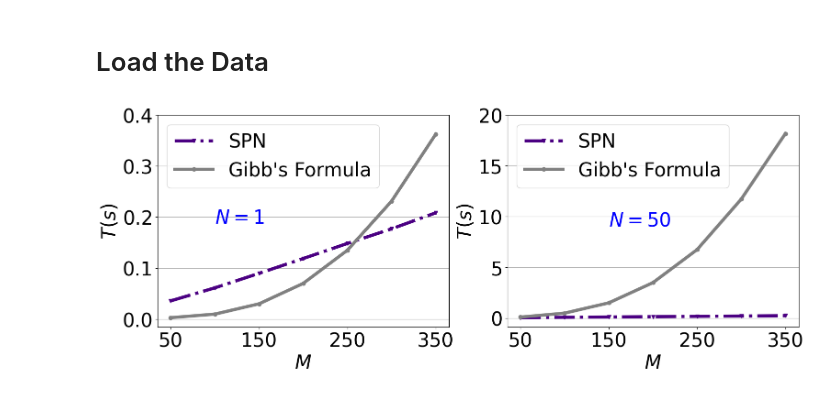
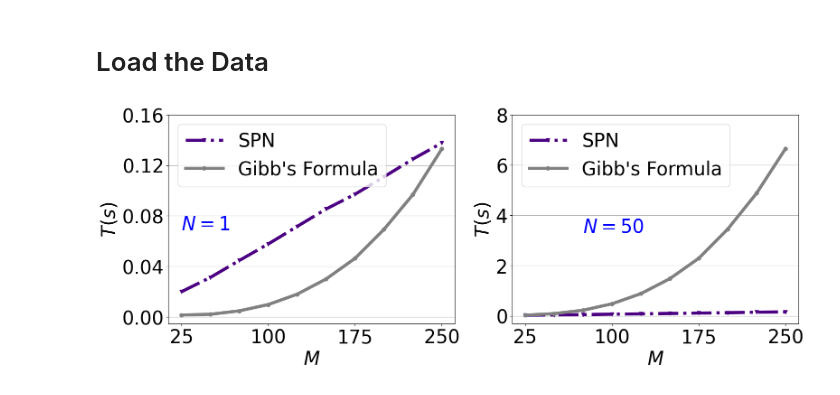
Before and after one commit to salar96/LearningFLPO, a Jupyter notebook: Speed_test_gibbs.ipynb, the cells around one changed output. Cells and saved outputs as stored; diff of their text form; code cells hidden in the pictures.

```diff
--- a/Speed_test_gibbs.ipynb
+++ b/Speed_test_gibbs.ipynb
@@ -17,7 +17,7 @@ device = torch.device('cuda') if torch.cuda.is_available() else torch.device('cp
 
 print("Running on: " , device)
 
-num_facilities = np.linspace(50,350,7) # number of facilities
+num_facilities = np.linspace(25,250,10) # number of facilities
 
 city_dim = 2
 Data_1 = []
@@ -203,11 +203,11 @@ plt.subplot(1,2,1)
 plt.plot(num_facilities,times_1_L,linestyle1,linewidth=linewidth1,marker='v',color=color1,label=Label1)
 plt.plot(num_facilities,times_1_G,linestyle2,linewidth=linewidth1,marker='o',color=color2,label=Label2)
 # plt.yscale('log')
-plt.text(num_facilities[2]-50,times_1_L[-1]*0.9,"$N=1$",fontsize=fontsize1,color='blue',weight='bold')
+plt.text(num_facilities[2]-50,times_1_L[-1]*0.5,"$N=1$",fontsize=fontsize1,color='blue',weight='bold')
 plt.xlabel(rf'$M$', fontsize=fontsize1)
 plt.ylabel(rf'$T(s)$', fontsize=fontsize1)
-plt.yticks(np.linspace(0.0, 0.4, num_y_ticks), fontsize=fontsize1)
-plt.xticks(np.linspace(50, 350, num_x_ticks), fontsize=fontsize1)
+plt.yticks(np.linspace(0.0, 0.16, num_y_ticks), fontsize=fontsize1)
+plt.xticks(np.linspace(25, 250, num_x_ticks), fontsize=fontsize1)
 plt.grid(axis='y',alpha=1)
 plt.legend(fontsize=fontsize1)
 
@@ -225,33 +225,33 @@ plt.legend(fontsize=fontsize1)
 
 # plt.subplot(2,2,3)
 # plt.plot(num_facilities,times_3_L,linestyle1,linewidth=linewidth1, marker='v',color=color1,label=Label1)
 # plt.plot(num_facilities,times_3_G,linestyle2,linewidth=linewidth1, marker='o',color=color2,label=Label2)
 # # plt.yscale('log')
 # plt.text(num_facilities[2],times_3_G[-1]*0.5,"$N=20$",fontsize=fontsize1,color='blue',weight='bold')
 # plt.xlabel(rf'$M$', fontsize=fontsize1)
 # plt.ylabel(rf'$T(s)$', fontsize=fontsize1)
 # plt.yticks(np.linspace(0.0, 8.0, num_y_ticks), fontsize=fontsize1)
 # plt.xticks(np.linspace(20, 200, num_x_ticks), fontsize=fontsize1)
 # plt.grid(axis='y',alpha=1)
 # plt.legend(fontsize=fontsize1)
 
 
 plt.subplot(1,2,2)
 plt.plot(num_facilities,times_4_L,linestyle1,linewidth=linewidth1,marker='v',color=color1,label=Label1)
 plt.plot(num_facilities,times_4_G,linestyle2,linewidth=linewidth1,marker='o',color=color2,label=Label2)
 # plt.yscale('log')
 plt.xlabel('Num F')
 plt.ylabel('T(s)')
 plt.text(num_facilities[2],times_4_G[-1]*0.5,"$N=50$",fontsize=fontsize1,color='blue',weight='bold')
 plt.xlabel(rf'$M$', fontsize=fontsize1)
 plt.ylabel(rf'$T(s)$', fontsize=fontsize1)
-plt.yticks(np.linspace(0.0, 20.0, num_y_ticks), fontsize=fontsize1)
-plt.xticks(np.linspace(50, 350, num_x_ticks), fontsize=fontsize1)
+plt.yticks(np.linspace(0.0, 8.0, num_y_ticks), fontsize=fontsize1)
+plt.xticks(np.linspace(25, 250, num_x_ticks), fontsize=fontsize1)
 plt.grid(axis='y',alpha=1)
 plt.legend(fontsize=fontsize1)
 
 plt.savefig("SpeedTestResults.png", bbox_inches='tight', dpi=300)
 
 plt.show()
 # %% [output]
-[figure, old version]
+[figure, new version]
```
Also changed, not shown: parts of 1 cell of this notebook, 5 other files.
